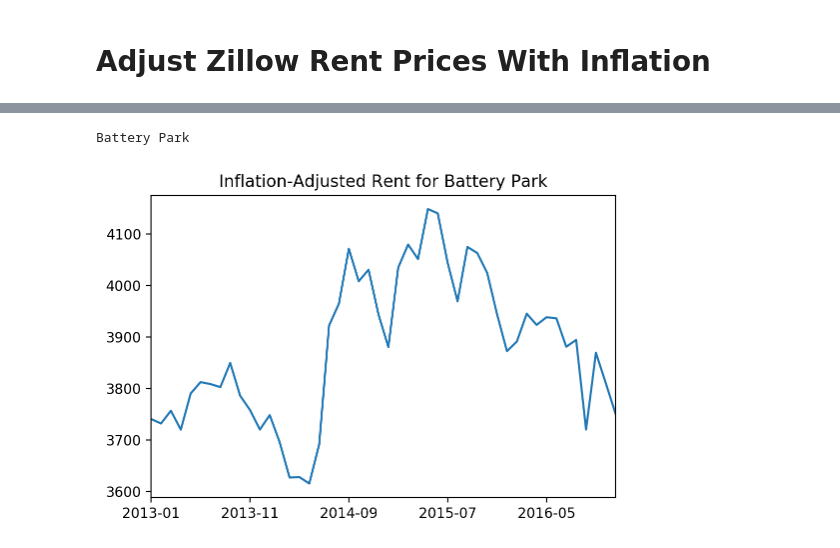
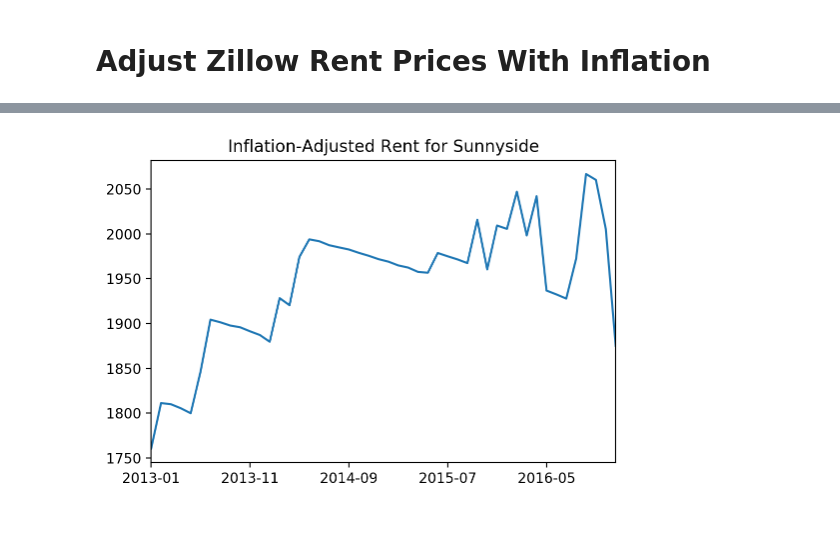
Before and after one commit to ds1004-sp17/ds1004, a Jupyter notebook: deliverable2/rent_hypothesis.ipynb, the cells around one changed output, grey strips where cells are left out. Saved outputs shown, nothing was run; the diff lists cells and outputs as text; code cells hidden in the pictures.

```diff
--- a/deliverable2/rent_hypothesis.ipynb
+++ b/deliverable2/rent_hypothesis.ipynb
@@ -127,0 +193,3 @@ for m in tz_map:
+# %%
+yellow['composite_id'] = yellow['location_id'].map(lambda x: taxi_to_cluster.get(x, -1))
+zillow_inf_adjust['CompositeId'] = zillow_inf_adjust['RegionId'].map(lambda x: zillow_to_cluster.get(int(x), -1))
@@ -127,0 +200,5 @@ for m in tz_map:
+# %%
+z = zillow_inf_adjust
+zillow_composite = z.drop(['RegionName', 'City', 'State', 'Metro', 'CountyName', 'SizeRank', 'RegionId'], axis=1)\
+    .groupby(by=['CompositeId'])\
+    .mean().reset_index()
@@ -127,0 +222,4 @@ for m in tz_map:
+# %%
+# What neighborhoods are available?
+for c in tz_map:
+    print(c['name'])
@@ -127,0 +244,9 @@ for m in tz_map:
+# %%
+name = 'Sunnyside'
+# find cluster matching that name.
+cluster = None
+for c in tz_map:
+    if name.lower() in c['name'].lower():
+        cluster = c
+print(cluster)
+name = cluster['name']
@@ -155,17 +299,15 @@ taxis
 # %%
 # Get one of the areas' columns
-z = zillow_inf_adjust
-print(name)
-loc = z[z['RegionName'] == name]
-rents = loc.drop(['RegionName', 'City', 'State', 'Metro', 'CountyName', 'SizeRank'], axis=1).T
+z = zillow_composite
+loc = z[z['CompositeId'] == cluster['id']]
+rents = loc.drop(['CompositeId'], axis=1).T
 x = plt.plot()
 ax = rents.plot(ax=plt.gca(), title='Inflation-Adjusted Rent for ' + name, legend=False)
 #ax = taxis.plot(ax=plt.gca(), legend=False)
 
 plt.show()
 # %% [output]
-Battery Park
-[figure, old version]
+[figure, new version]
 # %%
 t_array = taxis.as_matrix()
 z_array = rents.as_matrix()
```
Also changed, not shown: parts of 15 cells of this notebook.
